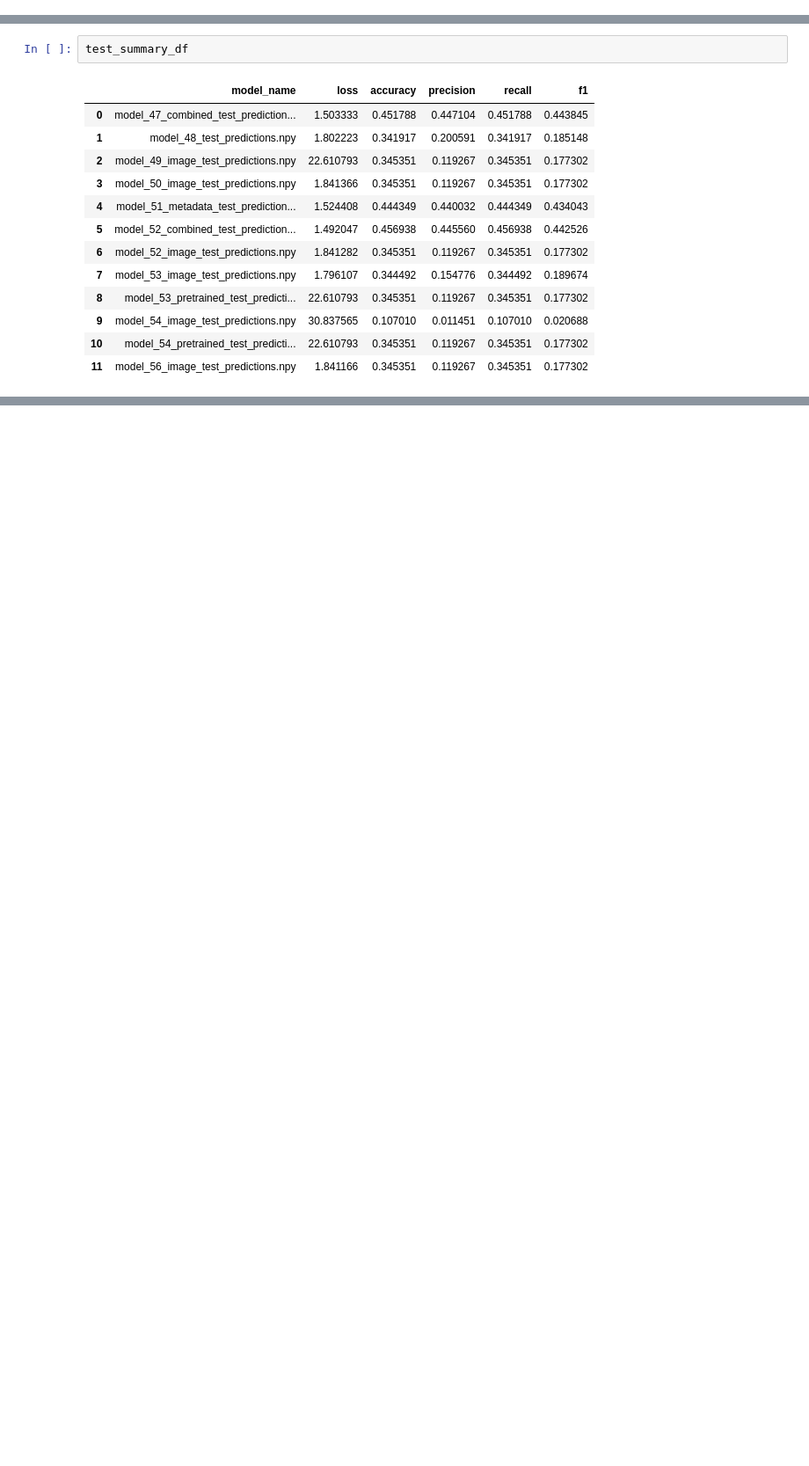
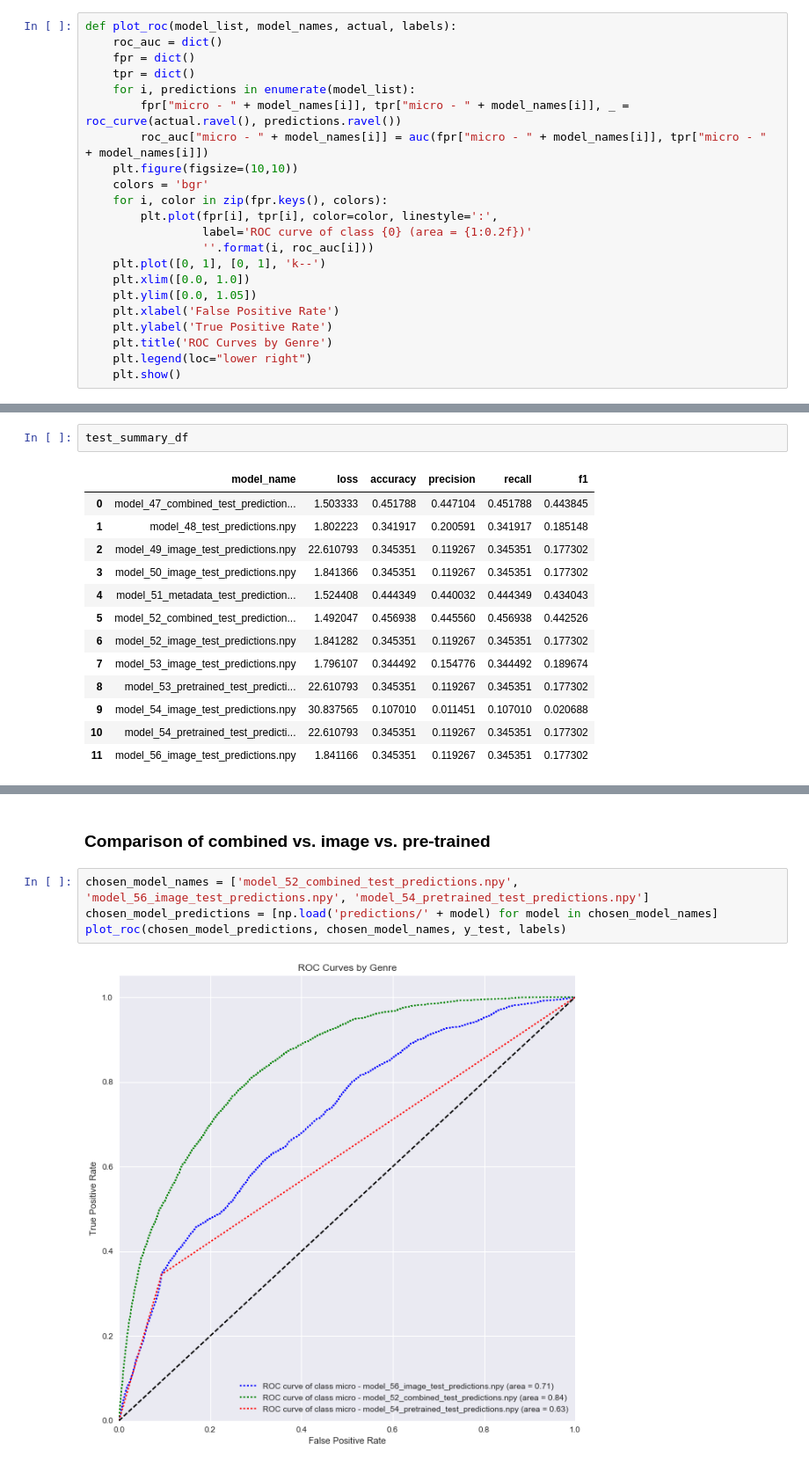
Before and after one commit to All-Star-Vipers/CS109B-Final-Project, a Jupyter notebook: Milestone_4/ihsaan_files/Summarize Deep Learning Models.ipynb, the cells around one changed output, grey strips where cells are left out. Shown at 88% size. Cells and saved outputs as stored; diff of their text form; blank space fills up the shorter version.

```diff
--- a/Milestone_4/ihsaan_files/Summarize Deep Learning Models.ipynb
+++ b/Milestone_4/ihsaan_files/Summarize Deep Learning Models.ipynb
@@ -45,6 +45,28 @@ def model_evaluation(predictions, y, column_labels, label):
     plt.ylabel('True label')
     plt.xlabel('Predicted label')
     plt.show()
+# %%
+def plot_roc(model_list, model_names, actual, labels):
+    roc_auc = dict()
+    fpr = dict()
+    tpr = dict()
+    for i, predictions in enumerate(model_list):
+        fpr["micro - " + model_names[i]], tpr["micro - " + model_names[i]], _ = roc_curve(actual.ravel(), predictions.ravel())
+        roc_auc["micro - " + model_names[i]] = auc(fpr["micro - " + model_names[i]], tpr["micro - " + model_names[i]])
+    plt.figure(figsize=(10,10))
+    colors = 'bgr'
+    for i, color in zip(fpr.keys(), colors):
+        plt.plot(fpr[i], tpr[i], color=color, linestyle=':',
+                 label='ROC curve of class {0} (area = {1:0.2f})'
+                 ''.format(i, roc_auc[i]))
+    plt.plot([0, 1], [0, 1], 'k--')
+    plt.xlim([0.0, 1.0])
+    plt.ylim([0.0, 1.05])
+    plt.xlabel('False Positive Rate')
+    plt.ylabel('True Positive Rate')
+    plt.title('ROC Curves by Genre')
+    plt.legend(loc="lower right")
+    plt.show()
 # %%
 labels = pd.read_csv('train_w_poster_updated_genres.csv')['genre']
 labels = sorted(labels.unique())
@@ -116,0 +172,8 @@ model_52_combined F1 - Weighted: 0.4425
+# %% [markdown]
+### Comparison of combined vs. image vs. pre-trained
+# %%
+chosen_model_names = ['model_52_combined_test_predictions.npy', 'model_56_image_test_predictions.npy', 'model_54_pretrained_test_predictions.npy']
+chosen_model_predictions = [np.load('predictions/' + model) for model in chosen_model_names]
+plot_roc(chosen_model_predictions, chosen_model_names, y_test, labels)
+# %% [output]
+[figure, added]
```
Also changed, not shown: parts of 7 cells of this notebook.
